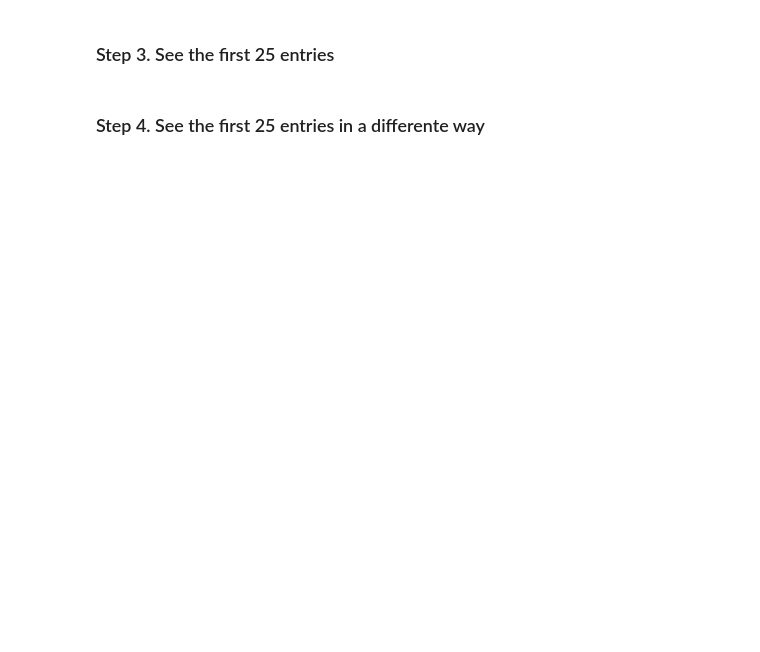
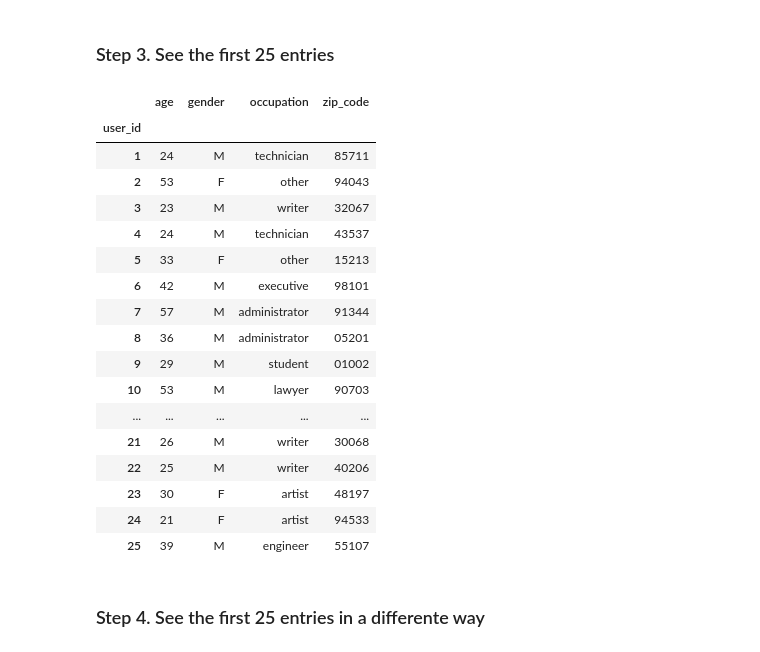
Before and after one commit to MNievas12/ds_thebridge_6_22, a Jupyter notebook: 2-Data_Analysis/2-Pandas/Práctica/0-Occupation/Occupation.ipynb, the cells around one changed output. Drawn from its saved outputs; the diff is of its cells as text; code cells hidden in the pictures; blank space fills up the shorter version.

```diff
--- a/2-Data_Analysis/2-Pandas/Práctica/0-Occupation/Occupation.ipynb
+++ b/2-Data_Analysis/2-Pandas/Práctica/0-Occupation/Occupation.ipynb
@@ -7,2 +10,6 @@
 # %% [markdown]
 ### Step 2. Import the dataset from this [address](https://raw.githubusercontent.com/justmarkham/DAT8/master/data/u.user) and assign it to a variable called users and use the 'user_id' as index
+# %%
+url = "https://raw.githubusercontent.com/justmarkham/DAT8/master/data/u.user"
+users = pd.read_csv(url, sep="|", index_col = 'user_id')
+users
@@ -9,4 +31,25 @@
 # %% [markdown]
 ### Step 3. See the first 25 entries
+# %%
+users.iloc[:25, :]
+# %% [output]
+|  | age | gender | occupation | zip_code |
+| user_id |  |  |  |  |
+| 1 | 24 | M | technician | 85711 |
+| 2 | 53 | F | other | 94043 |
+| 3 | 23 | M | writer | 32067 |
+| 4 | 24 | M | technician | 43537 |
+| 5 | 33 | F | other | 15213 |
+| 6 | 42 | M | executive | 98101 |
+| 7 | 57 | M | administrator | 91344 |
+| 8 | 36 | M | administrator | 05201 |
+| 9 | 29 | M | student | 01002 |
+| 10 | 53 | M | lawyer | 90703 |
+| ... | ... | ... | ... | ... |
+| 21 | 26 | M | writer | 30068 |
+| 22 | 25 | M | writer | 40206 |
+| 23 | 30 | F | artist | 48197 |
+| 24 | 21 | F | artist | 94533 |
+| 25 | 39 | M | engineer | 55107 |
 # %% [markdown]
 ### Step 4. See the first 25 entries in a differente way
```
Also changed, not shown: parts of 28 cells of this notebook.
